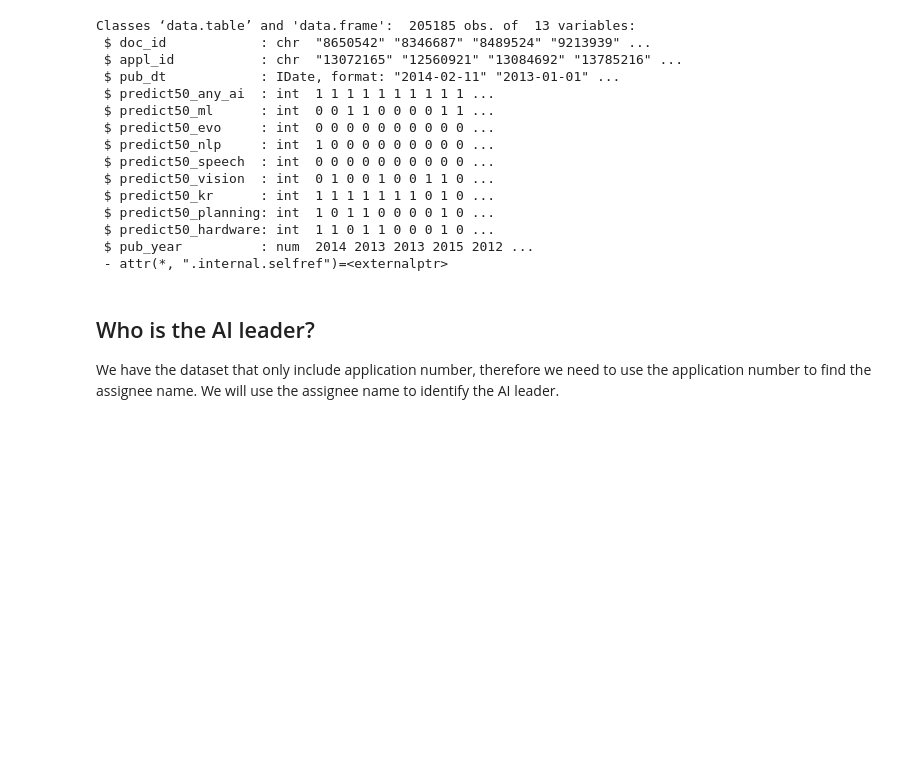
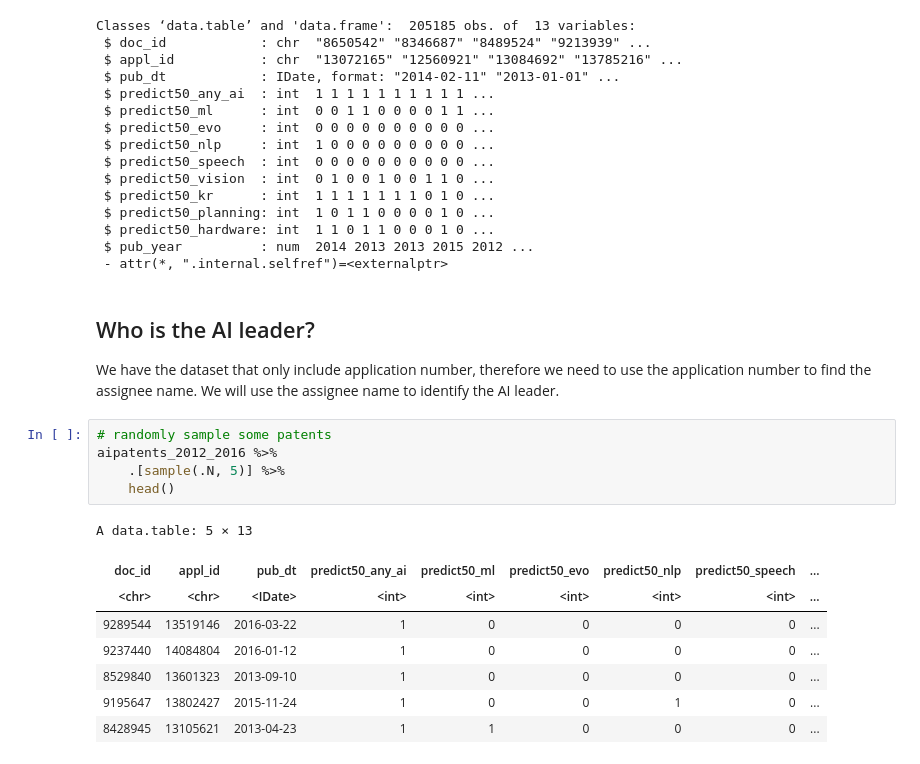
Before and after one commit to oceanumeric/ININ-tutorial, a Jupyter notebook: Labs/lab2_part_A.ipynb, the cells around one changed output. Saved outputs shown, nothing was run; the diff lists cells and outputs as text; blank space fills up the shorter version.

```diff
--- a/Labs/lab2_part_A.ipynb
+++ b/Labs/lab2_part_A.ipynb
@@ -220,3 +220,17 @@ Classes ‘data.table’ and 'data.frame':  205185 obs. of  13 variables:
 ## Who is the AI leader?
 
 We have the dataset that only include application number, therefore we need to use the application number to find the assignee name. We will use the assignee name to identify the AI leader.
+# %%
+# randomly sample some patents
+aipatents_2012_2016 %>%
+    .[sample(.N, 5)] %>%
+    head()
+# %% [output]
+A data.table: 5 × 13
+| doc_id | appl_id | pub_dt | predict50_any_ai | predict50_ml | predict50_evo | predict50_nlp | predict50_speech | ... |
+| <chr> | <chr> | <IDate> | <int> | <int> | <int> | <int> | <int> | ... |
+| 9289544 | 13519146 | 2016-03-22 | 1 | 0 | 0 | 0 | 0 | ... |
+| 9237440 | 14084804 | 2016-01-12 | 1 | 0 | 0 | 0 | 0 | ... |
+| 8529840 | 13601323 | 2013-09-10 | 1 | 0 | 0 | 0 | 0 | ... |
+| 9195647 | 13802427 | 2015-11-24 | 1 | 0 | 0 | 1 | 0 | ... |
+| 8428945 | 13105621 | 2013-04-23 | 1 | 1 | 0 | 0 | 0 | ... |
```
Also changed, not shown: parts of 4 cells of this notebook.
